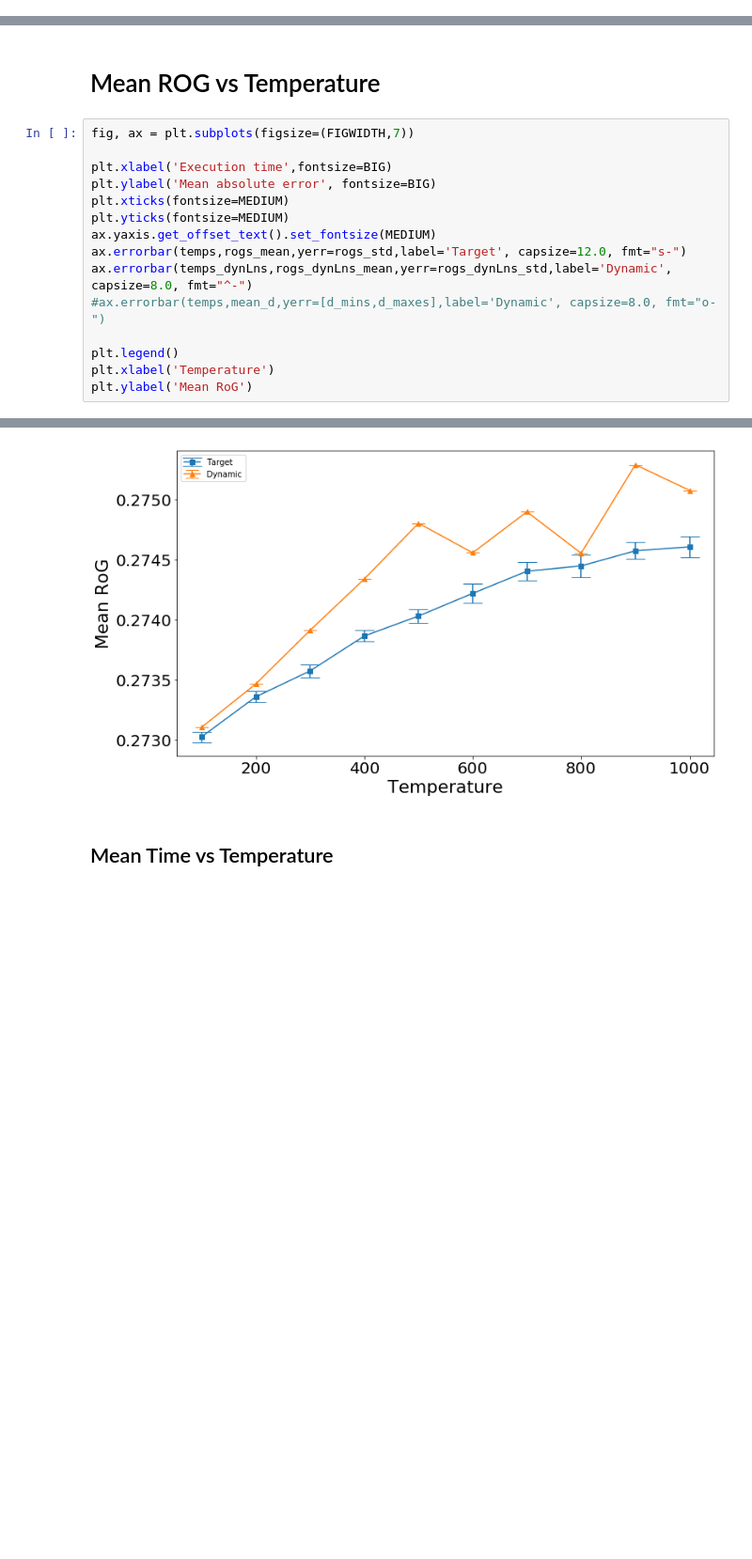
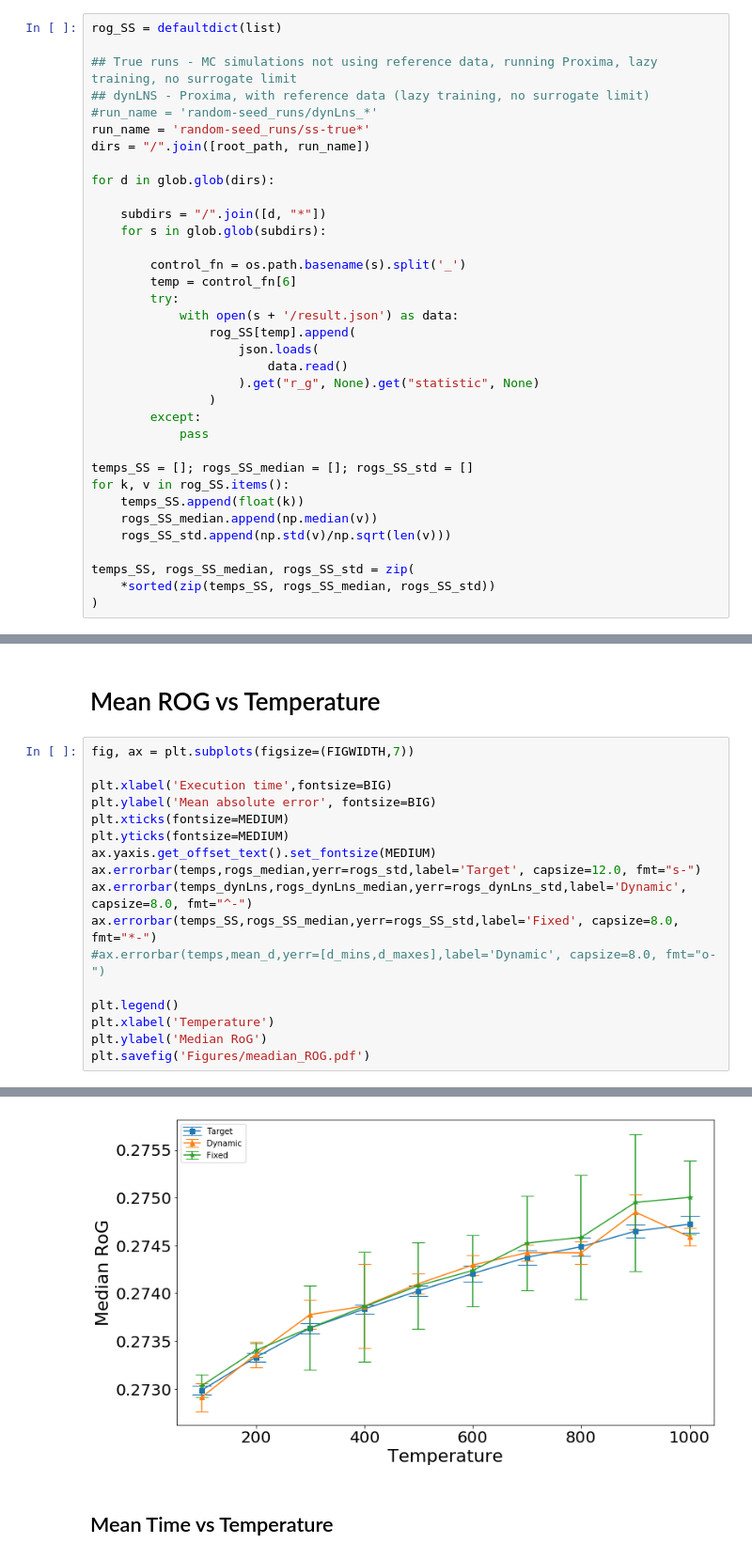
Before and after one commit to YulianaGomez/proxima_analysis, a Jupyter notebook: notebooks/ROG_results.ipynb, the cells around one changed output, grey strips where cells are left out. Shown at 94% size. Drawn from its saved outputs; the diff is of its cells as text; blank space fills up the shorter version.

Commit message:
comparing ROG and multiple seed runs

```diff
--- a/notebooks/ROG_results.ipynb
+++ b/notebooks/ROG_results.ipynb
@@ -106,0 +142,35 @@ temps_dynLns, rogs_dynLns_mean, rogs_dynLns_std = zip(
+# %%
+rog_SS = defaultdict(list)
+
+## True runs - MC simulations not using reference data, running Proxima, lazy training, no surrogate limit
+## dynLNS - Proxima, with reference data (lazy training, no surrogate limit)
+#run_name = 'random-seed_runs/dynLns_*'
+run_name = 'random-seed_runs/ss-true*'
+dirs = "/".join([root_path, run_name])
+
+for d in glob.glob(dirs):
+
+    subdirs = "/".join([d, "*"])
+    for s in glob.glob(subdirs):
+
+        control_fn = os.path.basename(s).split('_')
+        temp = control_fn[6]
+        try:
+            with open(s + '/result.json') as data:
+                rog_SS[temp].append(
+                    json.loads(
+                        data.read()
+                    ).get("r_g", None).get("statistic", None)
+                )
+        except:
+            pass
+
+temps_SS = []; rogs_SS_median = []; rogs_SS_std = []
+for k, v in rog_SS.items():
+    temps_SS.append(float(k))
+    rogs_SS_median.append(np.median(v))
+    rogs_SS_std.append(np.std(v)/np.sqrt(len(v)))
+
+temps_SS, rogs_SS_median, rogs_SS_std = zip(
+    *sorted(zip(temps_SS, rogs_SS_median, rogs_SS_std))
+)
@@ -114,11 +229,13 @@ plt.ylabel('Mean absolute error', fontsize=BIG)
 plt.xticks(fontsize=MEDIUM)
 plt.yticks(fontsize=MEDIUM)
 ax.yaxis.get_offset_text().set_fontsize(MEDIUM)
-ax.errorbar(temps,rogs_mean,yerr=rogs_std,label='Target', capsize=12.0, fmt="s-")
-ax.errorbar(temps_dynLns,rogs_dynLns_mean,yerr=rogs_dynLns_std,label='Dynamic', capsize=8.0, fmt="^-")
+ax.errorbar(temps,rogs_median,yerr=rogs_std,label='Target', capsize=12.0, fmt="s-")
+ax.errorbar(temps_dynLns,rogs_dynLns_median,yerr=rogs_dynLns_std,label='Dynamic', capsize=8.0, fmt="^-")
+ax.errorbar(temps_SS,rogs_SS_median,yerr=rogs_SS_std,label='Fixed', capsize=8.0, fmt="*-")
 #ax.errorbar(temps,mean_d,yerr=[d_mins,d_maxes],label='Dynamic', capsize=8.0, fmt="o-")
 
 plt.legend()
 plt.xlabel('Temperature')
-plt.ylabel('Mean RoG')
+plt.ylabel('Median RoG')
+plt.savefig('Figures/meadian_ROG.pdf')
 # %% [output]
@@ -126,4 +242,4 @@ Text(0, 0.5, 'Mean RoG')
-[figure, old version]
+[figure, new version]
 # %% [markdown]
 ## Mean Time vs Temperature
 # %%
```
Also changed, not shown: parts of 38 cells of this notebook.
